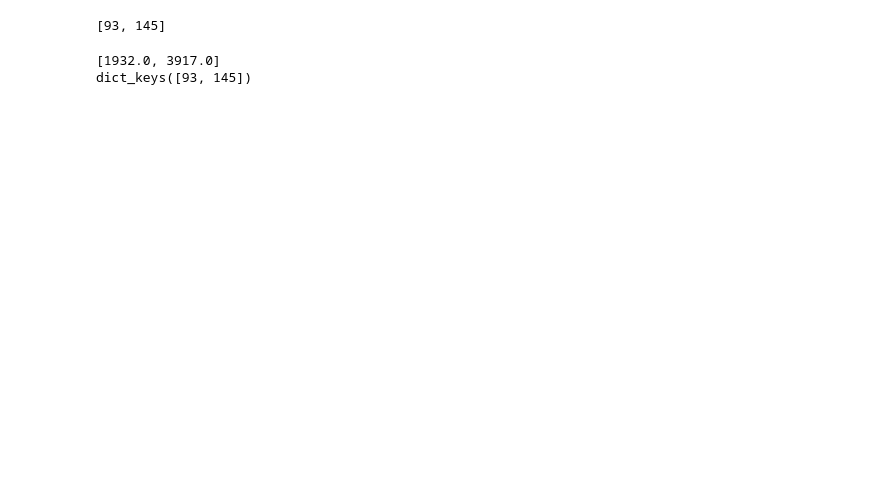
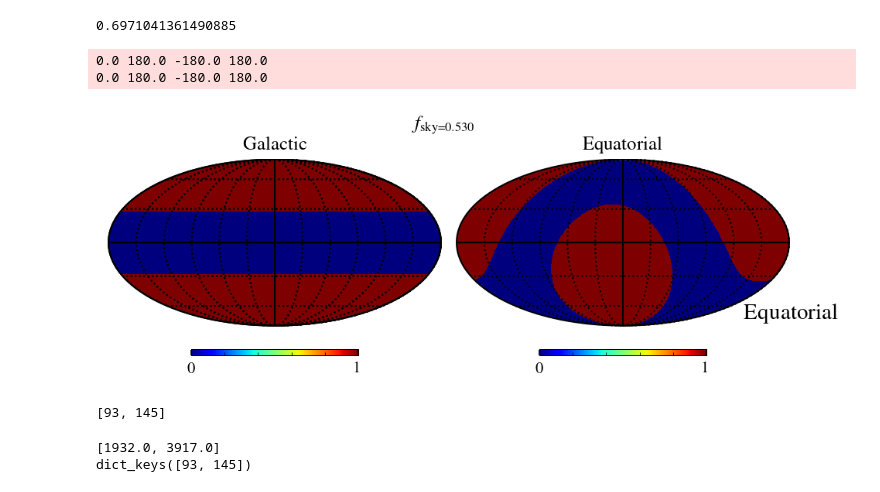
Before and after one commit to sriniraghunathan/DRAFT, a Jupyter notebook: scripts/notebooks/checks/check_gal_cl_and_fit_for_Tom.ipynb, the cells around one changed output. Drawn from its saved outputs; the diff is of its cells as text; code cells hidden in the pictures; blank space fills up the shorter version.

Commit message:
updated planck masks for gal foregrounds

```diff
--- a/scripts/notebooks/checks/check_gal_cl_and_fit_for_Tom.ipynb
+++ b/scripts/notebooks/checks/check_gal_cl_and_fit_for_Tom.ipynb
@@ -21,3 +21,79 @@ warnings.filterwarnings('ignore',category=RuntimeWarning)
 warnings.filterwarnings('ignore', category=DeprecationWarning)
 warnings.filterwarnings('ignore', category=matplotlib.cbook.mplDeprecation)
 #warnings.filterwarnings('ignore', category=OptimizeWarning)
+# %%
+#20230208 - get galactic masks for Tom.
+def healpix_rotate_coords(hmap, coord, beam_to_use_for_smoothing = 1., threshold = 0.0001):
+    """
+    coord = ['C', 'G'] to convert a map in RADEC to Gal.
+    """
+
+    #get map pixel
+    pixel = np.arange(len(hmap))
+
+    #get angles in this map first
+    nside = H.get_nside(hmap)
+    angles = H.pix2ang(nside, pixel)
+
+    #roate the angles to the desired new coordinate
+    rotated_angles = H.Rotator(coord=coord)(*angles)
+
+    #get the rotated pixel values
+    rotated_pixel = H.ang2pix(nside, *rotated_angles)
+
+    #initialise new map
+    rot_hmap = np.zeros(len(pixel))
+
+    #push the original map pixel to the new map (in the rotated pixel positions)
+    rot_hmap[rotated_pixel] = hmap[pixel]
+    if beam_to_use_for_smoothing is not None:
+        rot_hmap = H.smoothing(rot_hmap, fwhm = np.radians(beam_to_use_for_smoothing))
+        rot_hmap[rot_hmap>threshold] = 1.
+        rot_hmap[rot_hmap<threshold] = 0.
+
+    return rot_hmap
+
+import healpy as H
+nside = 256
+npix = H.nside2npix( nside )
+phi_deg, theta_deg = H.pix2ang( nside, np.arange(npix), lonlat = 1 )
+
+s4_mask_dic = {2: 10., 1: 15., 0: 20.}
+s4_mask_dic = {0: 28.}
+
+s4like_mask_arr = []
+for mask_iter in sorted( s4_mask_dic ):
+    min_lat, max_lat = -s4_mask_dic[mask_iter], s4_mask_dic[mask_iter]
+    curr_mask = np.ones( npix )
+    mask_pixels = np.where( (theta_deg>=min_lat) & (theta_deg<max_lat) )[0]
+    curr_mask[mask_pixels] = 0.
+
+    s4like_mask_arr.append( curr_mask )
+
+#include CMB-S4 footprint to this now.
+cmbs4_hit_map_fname = 'high_cadence_hits_el40_cosecant_modulation.fits'
+cmbs4_hit_map = H.read_map(cmbs4_hit_map_fname)
+cmbs4_hit_map = cmbs4_hit_map/np.max(cmbs4_hit_map)
+cmbs4_hit_map = H.ud_grade(cmbs4_hit_map, nside_out = nside)
+cmbs4_hit_map[cmbs4_hit_map!=0] = 1.
+cmbs4_hit_map = healpix_rotate_coords(cmbs4_hit_map, coord = ['C', 'G'])
+cmbs4_hit_map[cmbs4_hit_map!=0.]=1.
+print(np.mean(cmbs4_hit_map))
+#H.mollview(cmbs4_hit_map); show(); sys.exit()
+
+for s4like_mask in s4like_mask_arr:
+    '''
+    s4like_mask_rot = healpix_rotate_coords(s4like_mask, coord = ['G', 'C'])
+    s4like_mask_rot = s4like_mask_rot * cmbs4_hit_map
+    fksy_val = np.mean(s4like_mask_rot**2.)
+    '''
+    #s4like_mask = s4like_mask * cmbs4_hit_map
+    fksy_val = np.mean(s4like_mask**2.)
+
+    clf()
+    H.mollview(s4like_mask, sub = (121), title = r'Galactic'); H.graticule(coord = 'G')
+    H.mollview(s4like_mask, coord = ['G', 'C'], sub = (122), title = r'Equatorial'); H.graticule(coord = 'C')
+    #H.mollview(s4like_mask_rot, sub = (122), title = r'Equatorial'); H.graticule(coord = 'C')
+    suptitle(r'$f_{\rm sky = %.3f}$' %(fksy_val), fontsize = 12, y = 0.6)
+    show()
+# %% [output]
@@ -24,3 +101,7 @@ warnings.filterwarnings('ignore', category=matplotlib.cbook.mplDeprecation)
+0.6971041361490885
+0.0 180.0 -180.0 180.0
+0.0 180.0 -180.0 180.0
+[figure, added]
 # %%
 #params
 expname = 's4wide'
```
Also changed, not shown: parts of 3 cells of this notebook, 2 other files.
